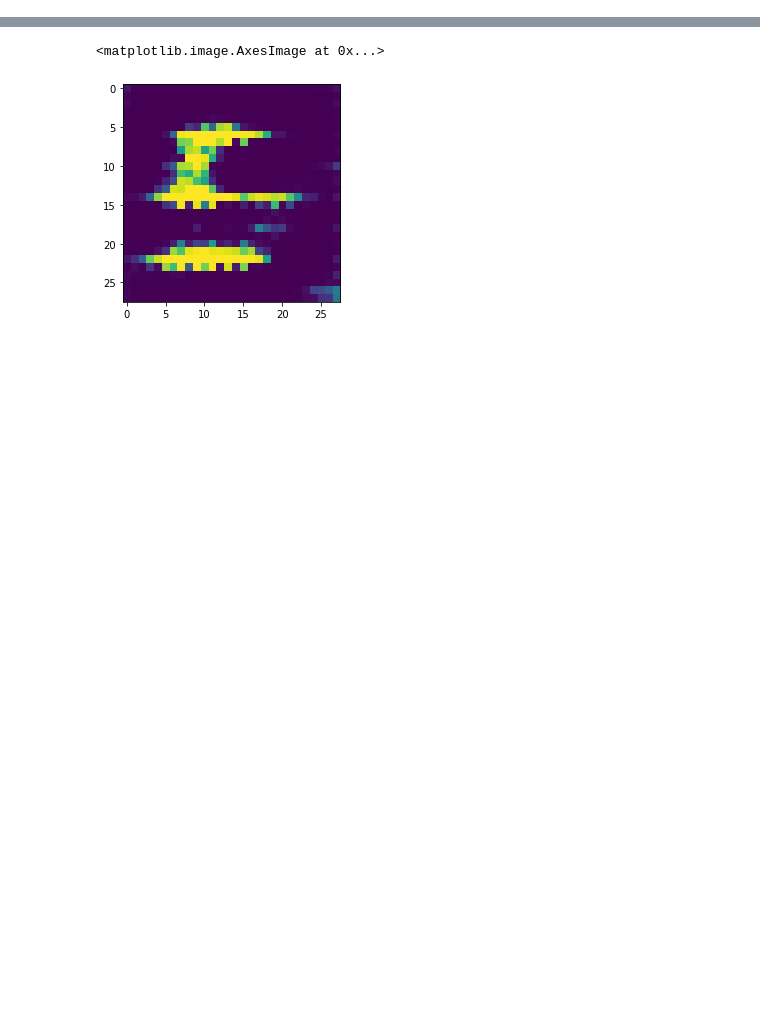
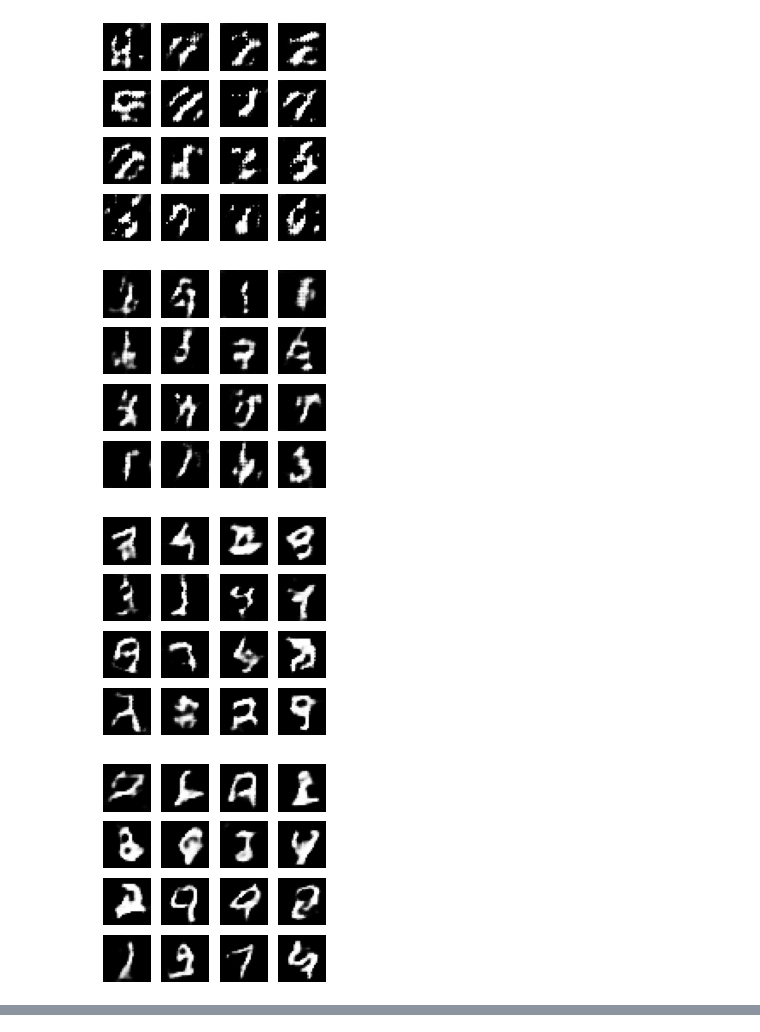
Before and after one commit to GunwooHan/paper_with_codes, a Jupyter notebook: DCGAN/DCGAN.ipynb, the cells around one changed output, grey strips where cells are left out. Drawn from its saved outputs; the diff is of its cells as text; code cells hidden in the pictures; blank space fills up the shorter version.

```diff
--- a/DCGAN/DCGAN.ipynb
+++ b/DCGAN/DCGAN.ipynb
@@ -68 +67,4 @@ discriminator_optimizer = tf.keras.optimizers.Adam(0.0002)
+# %%
+g = generator(100)
+d = discriminator(img_shape)
 # %%
@@ -79,29 +81,50 @@ def generator_loss(fake_output):
+# %%
+def sample_images(generator, image_grid_rows=4, image_grid_cols=4):
+    z = np.random.normal(0, 1, (image_grid_rows * image_grid_cols, z_dim))
+    gen_imgs = generator(z)
+    gen_imgs = 0.5 * gen_imgs + 0.5
+    fig, axs = plt.subplots(image_grid_rows, image_grid_cols, figsize=(4,4),sharey=True, sharex=True)
+
+    cnt =0
+    for i in range(image_grid_rows):
+        for j in range(image_grid_cols):
+            axs[i,j].imshow(gen_imgs[cnt,:,:,0], cmap='gray')
+            axs[i,j].axis('off')
+            cnt+=1
 # %%
-(x_train,_),(_,_) = tf.keras.datasets.mnist.load_data()
-x_train = x_train/127.5 -1
-train_dataset = tf.data.Dataset.from_tensor_slices(x_train[...,tf.newaxis])
-train_dataset
-train_dataset = train_dataset.shuffle(50000).batch(256)
+def train(iterations, batch_size, sample_interval):
+    (x_train,_),(_,_) = tf.keras.datasets.mnist.load_data()
 
-for epoch in range(50):
-    start_time = time.time()
-    for step, x_batch in enumerate(train_dataset):
-        noise = tf.random.normal([64,100])
-#         print(x_batch)
+    x_train = x_train / 127.5 -1.0
+    x_train = x_train[...,tf.newaxis]
+
+    real  = np.ones((batch_size, 1))
+    fake  = np.zeros((batch_size, 1))
+
+    for iteration in range(1, iterations+1):
         with tf.GradientTape() as gen_tape, tf.GradientTape() as disc_tape:
-            generated_img = g(noise, training=True)
 
-            real_output = d(x_batch, training=True)
+            idx = np.random.randint(0, x_train.shape[0], batch_size)
+            imgs = x_train[idx]
+
+            z = np.random.normal(0, 1, (batch_size,100))
+
+            generated_img = g(z, training=True)
+            real_output = d(imgs, training=True)
             fake_output = d(generated_img, training=True)
 
             gen_loss = generator_loss(fake_output)
             disc_loss = discriminator_loss(real_output, fake_output)
 
-        gradients_of_generator = gen_tape.gradient(gen_loss, g.trainable_variables)
-        gradients_of_discriminator = disc_tape.gradient(disc_loss, d.trainable_variables)
+        gen_gradient = gen_tape.gradient(gen_loss, g.trainable_variables)
+        disc_gradient = disc_tape.gradient(disc_loss, d.trainable_variables)
 
-        generator_optimizer.apply_gradients(zip(gradients_of_generator, g.trainable_variables))
-        discriminator_optimizer.apply_gradients(zip(gradients_of_discriminator, d.trainable_variables))
-        if step % 100 == 0:
-            print(f'epoch : {epoch} step : {step} gen_loss : {gen_loss} disc_loss : {disc_loss}')
+        generator_optimizer.apply_gradients(zip(gen_gradient, g.trainable_variables))
+        discriminator_optimizer.apply_gradients(zip(disc_gradient, d.trainable_variables))
+
+        if iteration % sample_interval == 0:
+            print(f'iteration : {iteration} G loss = {gen_loss:.4f} D loss = {disc_loss:.4f}')
+            sample_images(g)
+
+train(10000, 128, 1000)
 # %% [output]
@@ -124,0 +141,4 @@ epoch : 49 step : 200 gen_loss : 0.6931471824645996 disc_loss : 0.69314718246459
+[figure, added]
+[figure, added]
+[figure, added]
+[figure, added]
@@ -125,6 +150,0 @@ epoch : 49 step : 200 gen_loss : 0.6931471824645996 disc_loss : 0.69314718246459
-# %%
-img=g(np.random.normal(0,1,(1,100)))
-plt.imshow(((img+1)*127.5).numpy().astype(np.uint8)[0])
-# %% [output]
-<matplotlib.image.AxesImage at 0x...>
-[figure, removed]
```
Also changed, not shown: parts of 8 cells of this notebook.
